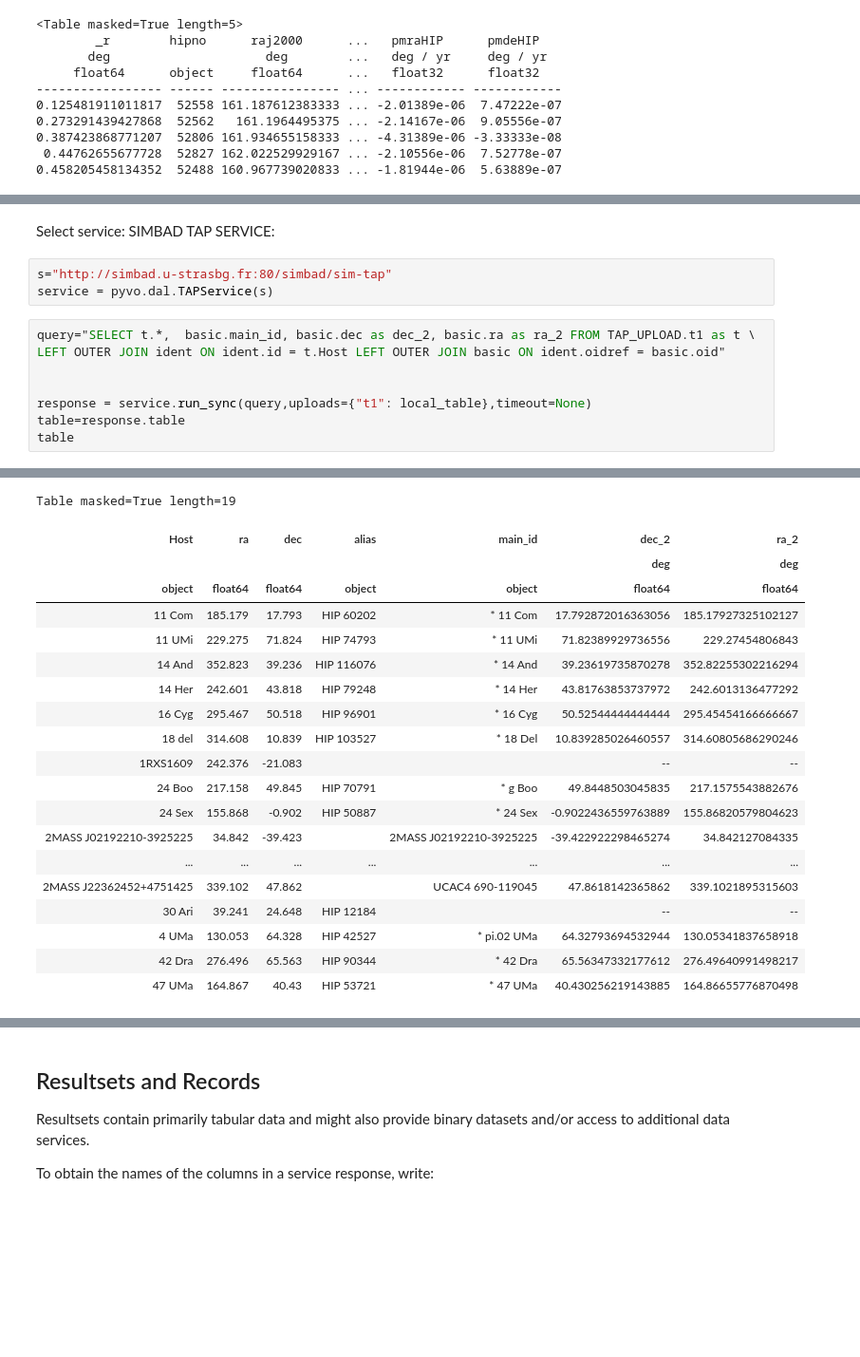
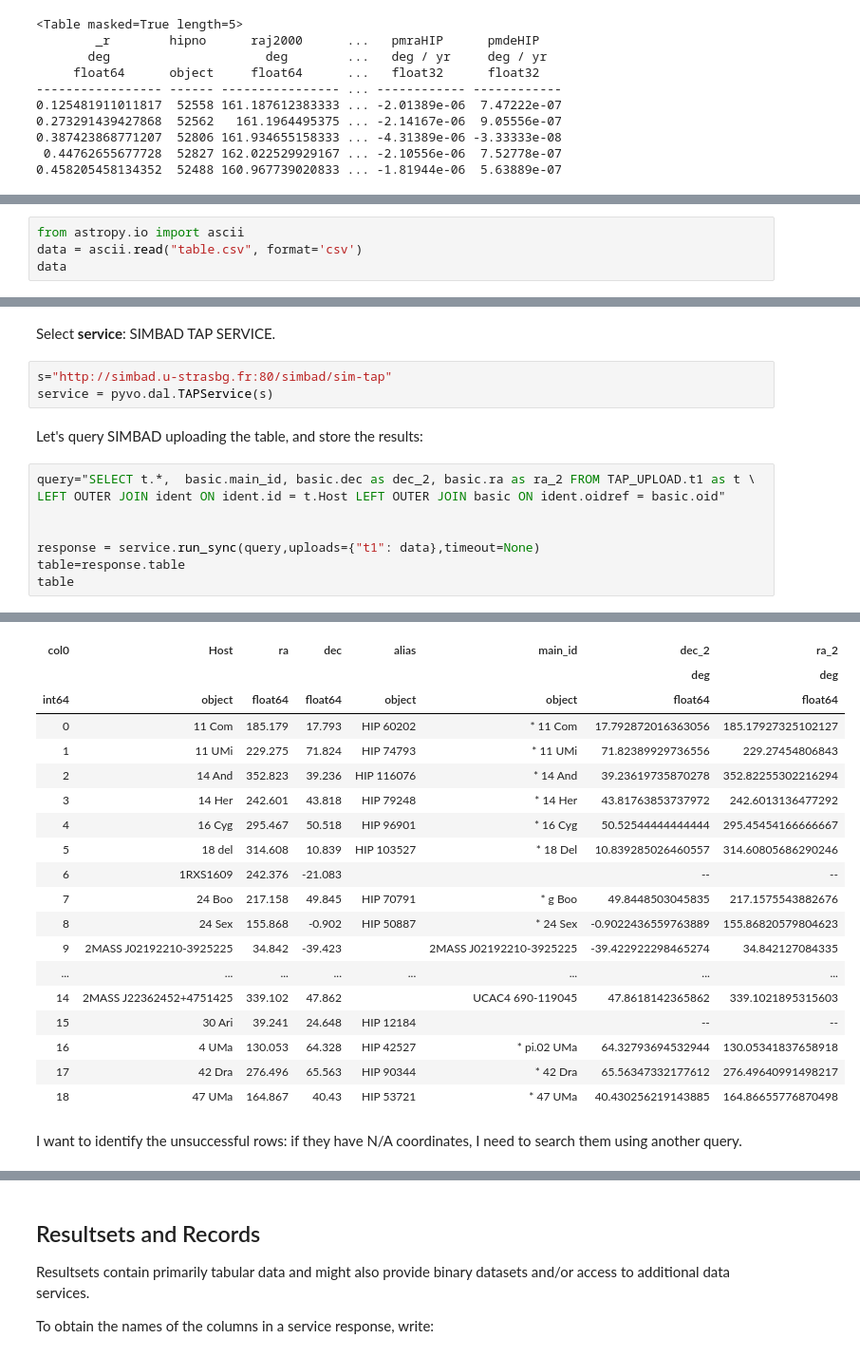
Before and after one commit to pyastropd/2019-04-17, a Jupyter notebook: Python VO tools.ipynb, the cells around one changed output, grey strips where cells are left out. Shown: that part at 95% size. Drawn from its saved outputs; the diff is of its cells as text; blank space fills up the shorter version.

```diff
--- a/Python VO tools.ipynb
+++ b/Python VO tools.ipynb
@@ -224,0 +180,4 @@ local_table = tab.Table.from_pandas(c[['Host','ra','dec','alias']])
+# %%
+from astropy.io import ascii
+data = ascii.read("table.csv", format='csv')
+data
@@ -225,14 +204,16 @@ local_table = tab.Table.from_pandas(c[['Host','ra','dec','alias']])
 # %% [markdown]
-Select service: SIMBAD TAP SERVICE:
+Select **service**: SIMBAD TAP SERVICE.
 # %%
 s="http://simbad.u-strasbg.fr:80/simbad/sim-tap"
 service = pyvo.dal.TAPService(s)
+# %% [markdown]
+Let's query SIMBAD uploading the table, and store the results:
 # %%
 query="SELECT t.*,  basic.main_id, basic.dec as dec_2, basic.ra as ra_2 FROM TAP_UPLOAD.t1 as t \
 LEFT OUTER JOIN ident ON ident.id = t.Host LEFT OUTER JOIN basic ON ident.oidref = basic.oid"
 
 
-response = service.run_sync(query,uploads={"t1": local_table},timeout=None)
+response = service.run_sync(query,uploads={"t1": data},timeout=None)
 table=response.table
 table
 # %% [output]
@@ -240,23 +221,24 @@ WARNING: AstropyDeprecationWarning: Using the table property is deprecated. Plea
-Table masked=True length=19
-| Host | ra | dec | alias | main_id | dec_2 | ra_2 |
-|  |  |  |  |  | deg | deg |
-| object | float64 | float64 | object | object | float64 | float64 |
-| 11 Com | 185.179 | 17.793 | HIP 60202 | * 11 Com | 17.792872016363056 | 185.17927325102127 |
-| 11 UMi | 229.275 | 71.824 | HIP 74793 | * 11 UMi | 71.82389929736556 | 229.27454806843 |
-| 14 And | 352.823 | 39.236 | HIP 116076 | * 14 And | 39.23619735870278 | 352.82255302216294 |
-| 14 Her | 242.601 | 43.818 | HIP 79248 | * 14 Her | 43.81763853737972 | 242.6013136477292 |
-| 16 Cyg | 295.467 | 50.518 | HIP 96901 | * 16 Cyg | 50.52544444444444 | 295.45454166666667 |
-| 18 del | 314.608 | 10.839 | HIP 103527 | * 18 Del | 10.839285026460557 | 314.60805686290246 |
-| 1RXS1609 | 242.376 | -21.083 |  |  | -- | -- |
-| 24 Boo | 217.158 | 49.845 | HIP 70791 | * g Boo | 49.8448503045835 | 217.1575543882676 |
-| 24 Sex | 155.868 | -0.902 | HIP 50887 | * 24 Sex | -0.9022436559763889 | 155.86820579804623 |
-| 2MASS J02192210-3925225 | 34.842 | -39.423 |  | 2MASS J02192210-3925225 | -39.422922298465274 | 34.842127084335 |
-| ... | ... | ... | ... | ... | ... | ... |
-| 2MASS J22362452+4751425 | 339.102 | 47.862 |  | UCAC4 690-119045 | 47.8618142365862 | 339.1021895315603 |
-| 30 Ari | 39.241 | 24.648 | HIP 12184 |  | -- | -- |
-| 4 UMa | 130.053 | 64.328 | HIP 42527 | * pi.02 UMa | 64.32793694532944 | 130.05341837658918 |
-| 42 Dra | 276.496 | 65.563 | HIP 90344 | * 42 Dra | 65.56347332177612 | 276.49640991498217 |
-| 47 UMa | 164.867 | 40.43 | HIP 53721 | * 47 UMa | 40.430256219143885 | 164.86655776870498 |
+| col0 | Host | ra | dec | alias | main_id | dec_2 | ra_2 |
+|  |  |  |  |  |  | deg | deg |
+| int64 | object | float64 | float64 | object | object | float64 | float64 |
+| 0 | 11 Com | 185.179 | 17.793 | HIP 60202 | * 11 Com | 17.792872016363056 | 185.17927325102127 |
+| 1 | 11 UMi | 229.275 | 71.824 | HIP 74793 | * 11 UMi | 71.82389929736556 | 229.27454806843 |
+| 2 | 14 And | 352.823 | 39.236 | HIP 116076 | * 14 And | 39.23619735870278 | 352.82255302216294 |
+| 3 | 14 Her | 242.601 | 43.818 | HIP 79248 | * 14 Her | 43.81763853737972 | 242.6013136477292 |
+| 4 | 16 Cyg | 295.467 | 50.518 | HIP 96901 | * 16 Cyg | 50.52544444444444 | 295.45454166666667 |
+| 5 | 18 del | 314.608 | 10.839 | HIP 103527 | * 18 Del | 10.839285026460557 | 314.60805686290246 |
+| 6 | 1RXS1609 | 242.376 | -21.083 |  |  | -- | -- |
+| 7 | 24 Boo | 217.158 | 49.845 | HIP 70791 | * g Boo | 49.8448503045835 | 217.1575543882676 |
+| 8 | 24 Sex | 155.868 | -0.902 | HIP 50887 | * 24 Sex | -0.9022436559763889 | 155.86820579804623 |
+| 9 | 2MASS J02192210-3925225 | 34.842 | -39.423 |  | 2MASS J02192210-3925225 | -39.422922298465274 | 34.842127084335 |
+| ... | ... | ... | ... | ... | ... | ... | ... |
+| 14 | 2MASS J22362452+4751425 | 339.102 | 47.862 |  | UCAC4 690-119045 | 47.8618142365862 | 339.1021895315603 |
+| 15 | 30 Ari | 39.241 | 24.648 | HIP 12184 |  | -- | -- |
+| 16 | 4 UMa | 130.053 | 64.328 | HIP 42527 | * pi.02 UMa | 64.32793694532944 | 130.05341837658918 |
+| 17 | 42 Dra | 276.496 | 65.563 | HIP 90344 | * 42 Dra | 65.56347332177612 | 276.49640991498217 |
+| 18 | 47 UMa | 164.867 | 40.43 | HIP 53721 | * 47 UMa | 40.430256219143885 | 164.86655776870498 |
+# %% [markdown]
+I want to identify the unsuccessful rows: if they have N/A coordinates, I need to search them using another query.
 # %%
 table=table.filled(0)
 table=table[table['ra_2']==0]
```
Also changed, not shown: parts of 19 cells of this notebook.
